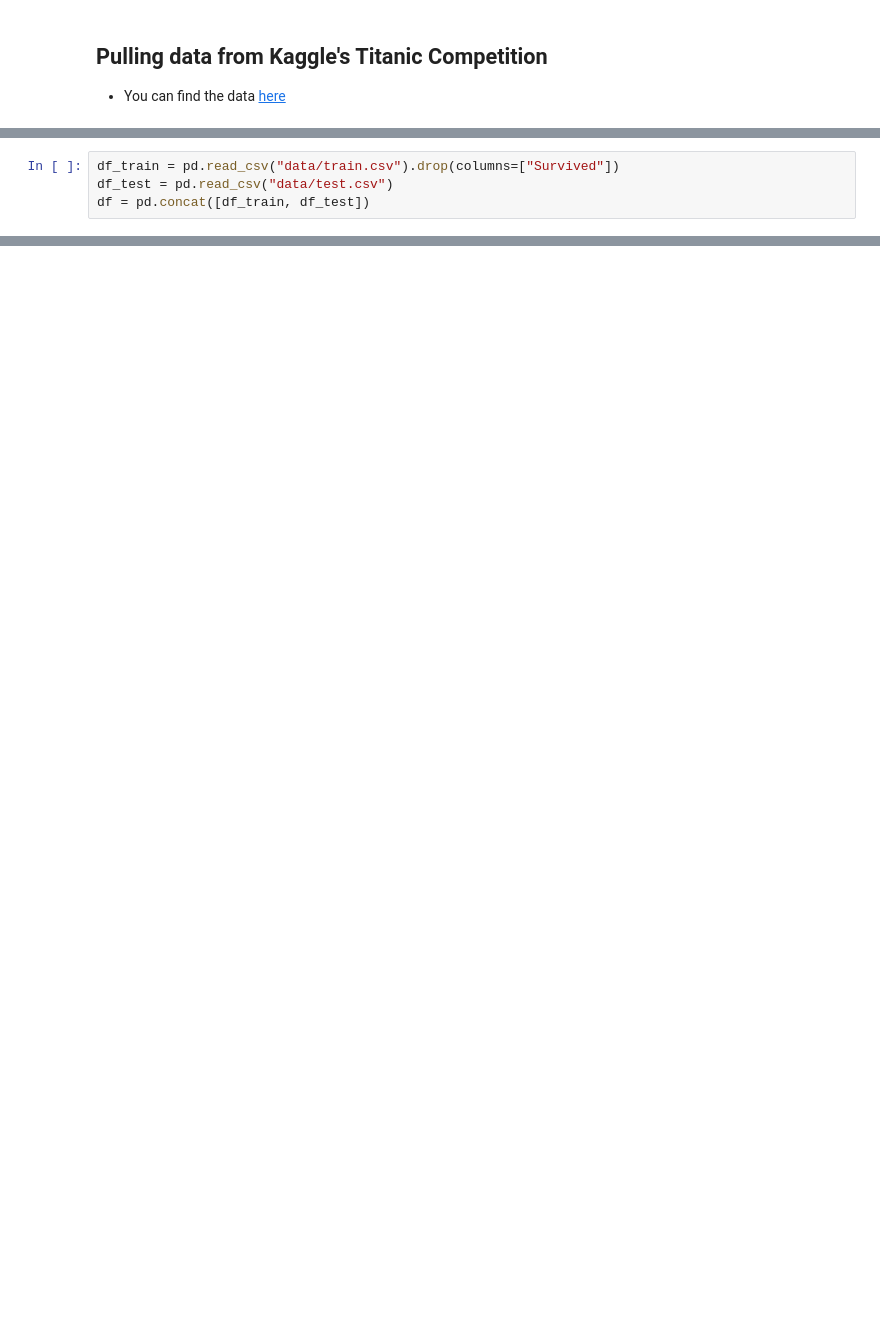
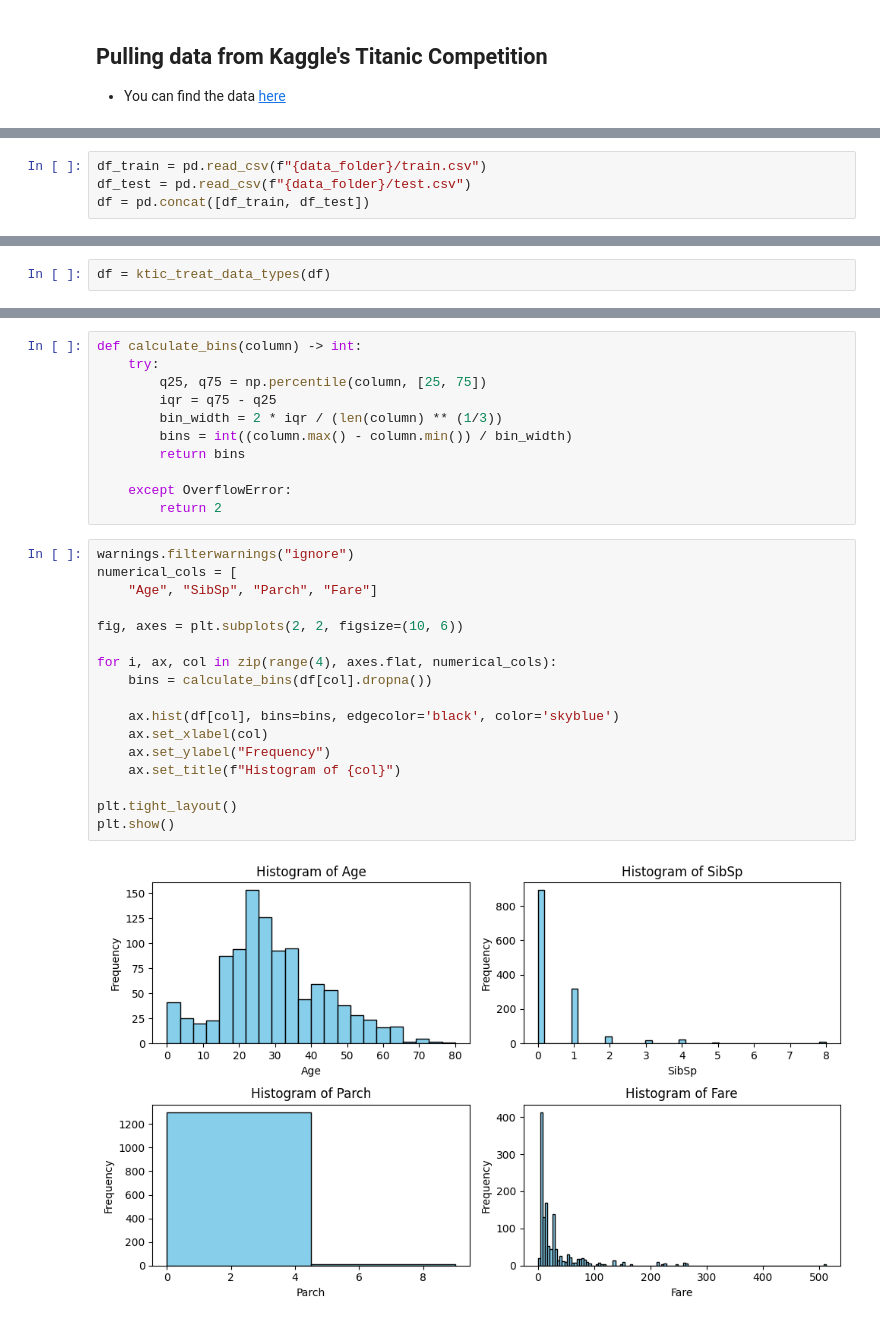
Before and after one commit to luizhtc/kaggle-titanic, a Jupyter notebook: notebooks/eda.ipynb, the cells around one changed output, grey strips where cells are left out. Drawn from its saved outputs; the diff is of its cells as text; blank space fills up the shorter version.

```diff
--- a/notebooks/eda.ipynb
+++ b/notebooks/eda.ipynb
@@ -21,4 +25,4 @@ Files unzipped successfully.
 # %%
-df_train = pd.read_csv("data/train.csv").drop(columns=["Survived"])
-df_test = pd.read_csv("data/test.csv")
+df_train = pd.read_csv(f"{data_folder}/train.csv")
+df_test = pd.read_csv(f"{data_folder}/test.csv")
 df = pd.concat([df_train, df_test])
@@ -40,0 +87,2 @@ df
+# %%
+df = ktic_treat_data_types(df)
@@ -40,0 +150,30 @@ df
+# %%
+def calculate_bins(column) -> int:
+    try:
+        q25, q75 = np.percentile(column, [25, 75])
+        iqr = q75 - q25
+        bin_width = 2 * iqr / (len(column) ** (1/3))
+        bins = int((column.max() - column.min()) / bin_width)
+        return bins
+
+    except OverflowError:
+        return 2
+# %%
+warnings.filterwarnings("ignore")
+numerical_cols = [
+    "Age", "SibSp", "Parch", "Fare"]
+
+fig, axes = plt.subplots(2, 2, figsize=(10, 6))
+
+for i, ax, col in zip(range(4), axes.flat, numerical_cols):
+    bins = calculate_bins(df[col].dropna())
+
+    ax.hist(df[col], bins=bins, edgecolor='black', color='skyblue')
+    ax.set_xlabel(col)
+    ax.set_ylabel("Frequency")
+    ax.set_title(f"Histogram of {col}")
+
+plt.tight_layout()
+plt.show()
+# %% [output]
+[figure, added]
```
Also changed, not shown: parts of 17 cells of this notebook, 2 other files.
